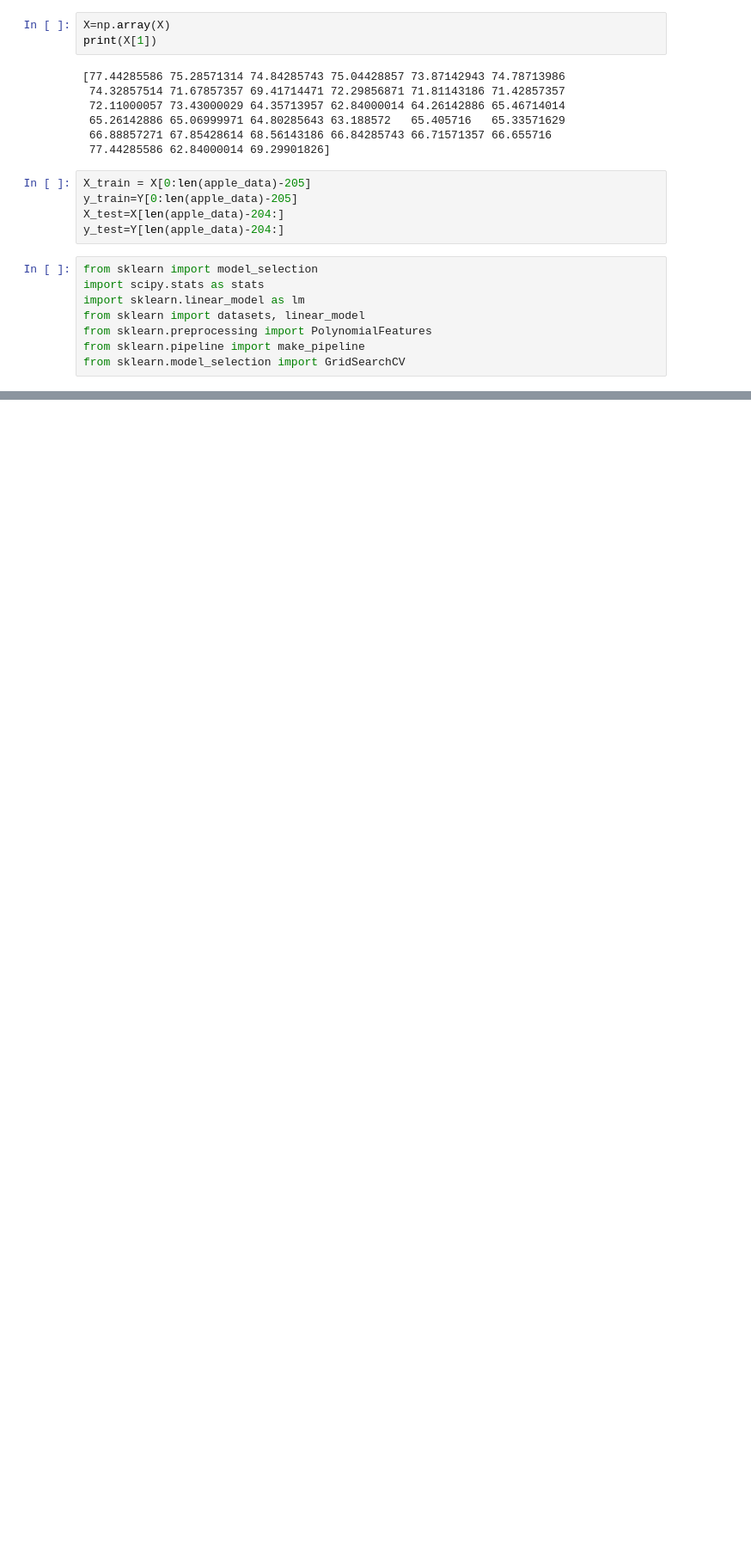
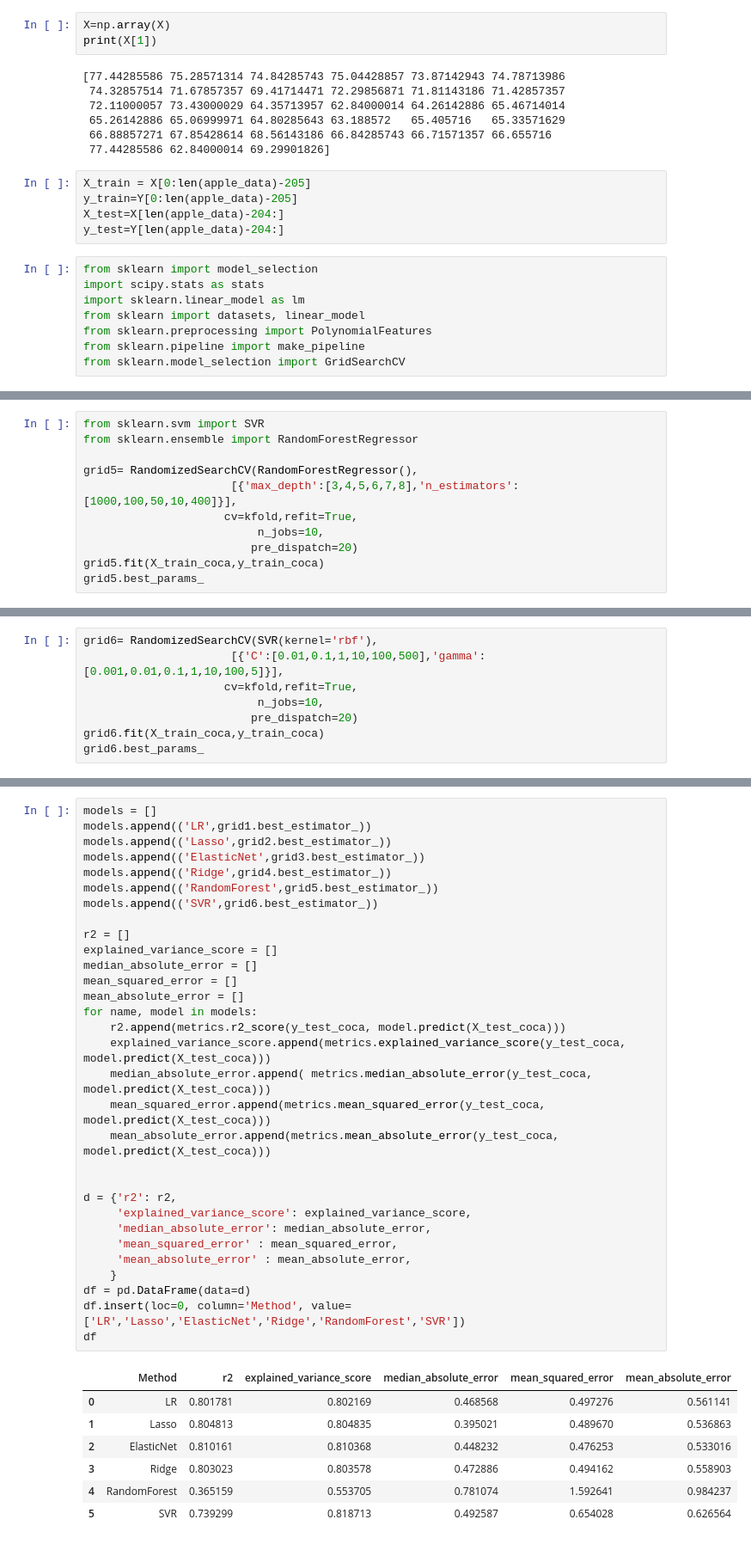
Before and after one commit to GrayMan124/SI_Projekt, a Jupyter notebook: Projekt.ipynb, the cells around one changed output, grey strips where cells are left out. Shown at 86% size. Drawn from its saved outputs; the diff is of its cells as text; blank space fills up the shorter version.

```diff
--- a/Projekt.ipynb
+++ b/Projekt.ipynb
@@ -195,0 +502,11 @@ R^2: 0.9785079457909572
+# %%
+from sklearn.svm import SVR
+from sklearn.ensemble import RandomForestRegressor
+
+grid5= RandomizedSearchCV(RandomForestRegressor(),
+                      [{'max_depth':[3,4,5,6,7,8],'n_estimators':[1000,100,50,10,400]}],
+                     cv=kfold,refit=True,
+                          n_jobs=10,
+                         pre_dispatch=20)
+grid5.fit(X_train_coca,y_train_coca)
+grid5.best_params_
@@ -195,0 +515,8 @@ R^2: 0.9785079457909572
+# %%
+grid6= RandomizedSearchCV(SVR(kernel='rbf'),
+                      [{'C':[0.01,0.1,1,10,100,500],'gamma':[0.001,0.01,0.1,1,10,100,5]}],
+                     cv=kfold,refit=True,
+                          n_jobs=10,
+                         pre_dispatch=20)
+grid6.fit(X_train_coca,y_train_coca)
+grid6.best_params_
@@ -195,0 +525,39 @@ R^2: 0.9785079457909572
+# %%
+models = []
+models.append(('LR',grid1.best_estimator_))
+models.append(('Lasso',grid2.best_estimator_))
+models.append(('ElasticNet',grid3.best_estimator_))
+models.append(('Ridge',grid4.best_estimator_))
+models.append(('RandomForest',grid5.best_estimator_))
+models.append(('SVR',grid6.best_estimator_))
+
+r2 = []
+explained_variance_score = []
+median_absolute_error = []
+mean_squared_error = []
+mean_absolute_error = []
+for name, model in models:
+    r2.append(metrics.r2_score(y_test_coca, model.predict(X_test_coca)))
+    explained_variance_score.append(metrics.explained_variance_score(y_test_coca, model.predict(X_test_coca)))
+    median_absolute_error.append( metrics.median_absolute_error(y_test_coca, model.predict(X_test_coca)))
+    mean_squared_error.append(metrics.mean_squared_error(y_test_coca, model.predict(X_test_coca)))
+    mean_absolute_error.append(metrics.mean_absolute_error(y_test_coca, model.predict(X_test_coca)))
+
+
+d = {'r2': r2,
+     'explained_variance_score': explained_variance_score,
+     'median_absolute_error': median_absolute_error,
+     'mean_squared_error' : mean_squared_error,
+     'mean_absolute_error' : mean_absolute_error,
+    }
+df = pd.DataFrame(data=d)
+df.insert(loc=0, column='Method', value=['LR','Lasso','ElasticNet','Ridge','RandomForest','SVR'])
+df
+# %% [output]
+|  | Method | r2 | explained_variance_score | median_absolute_error | mean_squared_error | mean_absolute_error |
+| 0 | LR | 0.801781 | 0.802169 | 0.468568 | 0.497276 | 0.561141 |
+| 1 | Lasso | 0.804813 | 0.804835 | 0.395021 | 0.489670 | 0.536863 |
+| 2 | ElasticNet | 0.810161 | 0.810368 | 0.448232 | 0.476253 | 0.533016 |
+| 3 | Ridge | 0.803023 | 0.803578 | 0.472886 | 0.494162 | 0.558903 |
+| 4 | RandomForest | 0.365159 | 0.553705 | 0.781074 | 1.592641 | 0.984237 |
+| 5 | SVR | 0.739299 | 0.818713 | 0.492587 | 0.654028 | 0.626564 |
```
Also changed, not shown: parts of 28 cells of this notebook.
